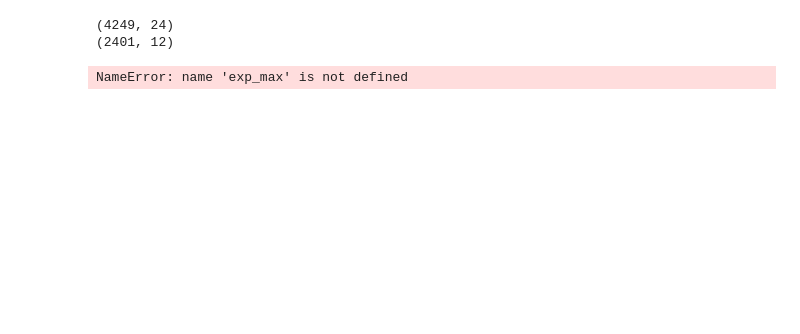
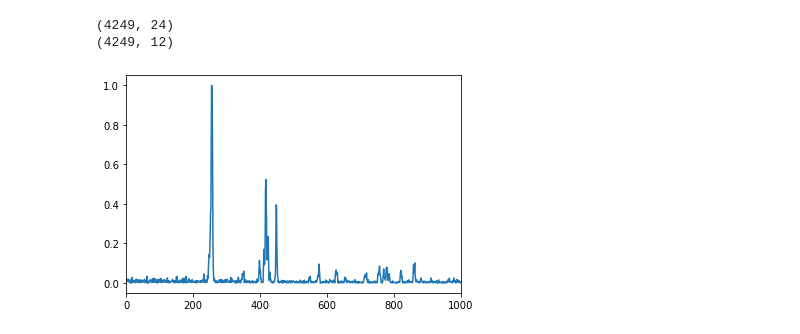
Before and after one commit to WachoRodrigues/DataTreatement, a Jupyter notebook: expdata_augm.ipynb, the cells around one changed output. Cells and saved outputs as stored; diff of their text form; code cells hidden in the pictures; blank space fills up the shorter version.

```diff
--- a/expdata_augm.ipynb
+++ b/expdata_augm.ipynb
@@ -19,52 +19,20 @@ import pandas as pd
 import numpy as np
 from scipy.signal import savgol_filter
 from scipy.signal import find_peaks_cwt
-# %%
-#Load experimental data as dataframe
-exp = pd.read_csv('Datasets/exp2.csv', index_col=0)
-exp_arr = exp.values
-print(exp_arr.shape)
-
-nexp = normdata(exp_arr)
-
-#Manouel
-# Define spectral range for exp data preprocess
-window = 15
-minn = 0
-maxn = 2401
-theor_min = 125
-
-(len1,w1) = np.shape(nexp)
-nexp1 = np.zeros([maxn-minn,w1])
-for i in range(w1):
-    #savgol_filter to smooth the data
-    new1 = savgol_filter(nexp[minn:maxn,i], 3, 1)
-    #peak finding
-    zf = find_peaks_cwt(new1, np.arange(.1,.15), noise_perc=0.001)
-    #background substraction
-    for j in range(len(zf)-1):
-        zf_start= np.maximum(0,zf[j+1]-window//2)
-        zf_end = np.minimum(zf[j+1]+window//2,maxn)
-        peak = new1[zf_start:zf_end]
-
-        #abritaryly remove 1/4 data
-        npeak = np.maximum(0,peak-max(np.partition(peak,window//2 )[0:window//2]))
-        nexp1[zf_start:zf_end,i] = npeak
-
-print(nexp1.shape)
-
-#window size for experimental data extraction
-window = 15
-theor_max = theor_min+exp_max-exp_min
-
-# Preprocess experimental data
-post_exp = normdatasingle(exp_data_processing (nexp, exp_min, exp_max, window))
-print(post_exp.shape)
-
-label_exp = pd.read_csv('Datasets/label_exp2.csv', header=None, index_col=0)
-label_exp = label_exp[1].tolist()
-#print(label_exp)
-# %% [output]
-(4249, 24)
-(2401, 12)
-NameError: name 'exp_max' is not defined
+# %%
+#Load experimental data as dataframe
+exp = pd.read_csv('Datasets/exp2_raw.csv', index_col=0)
+exp_arr = exp.values
+print(exp_arr.shape)
+
+nexp = normdata(exp_arr)
+print(nexp.shape)
+
+for i in range(0, 1):
+    plt.plot(nexp[:,i])
+    plt.xlim(0, 1000)
+    plt.show()
+# %% [output]
+(4249, 24)
+(4249, 12)
+[figure, added]
```
Also changed, not shown: parts of 3 cells of this notebook, 3 other files.
